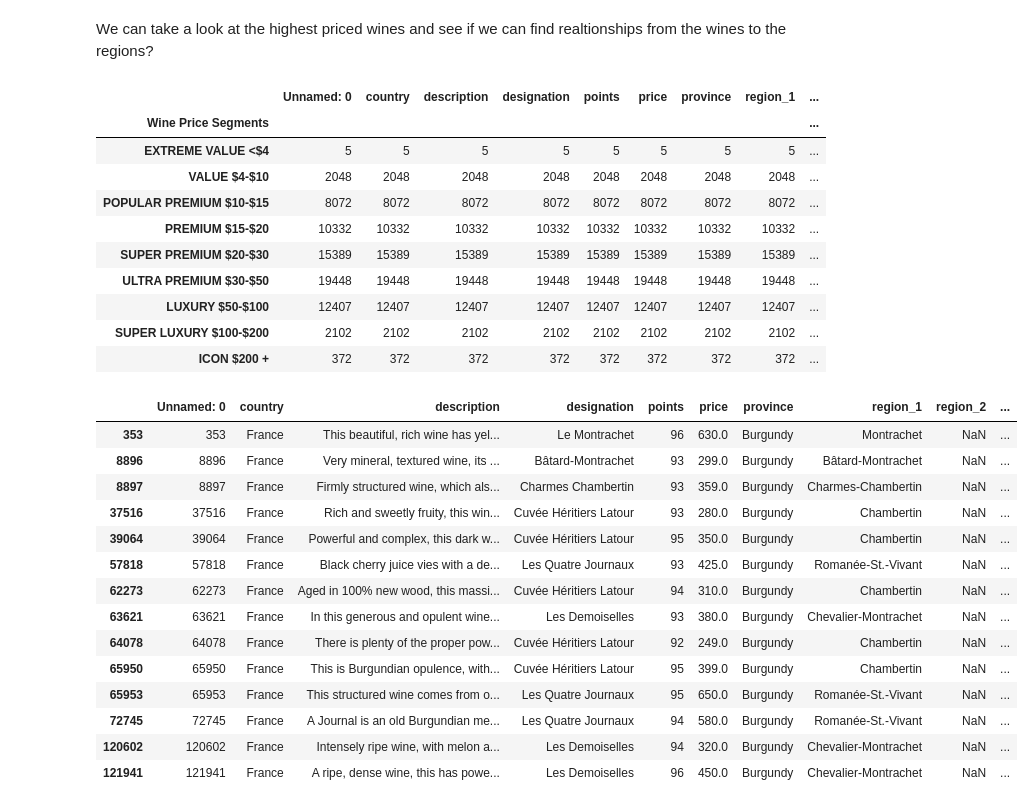
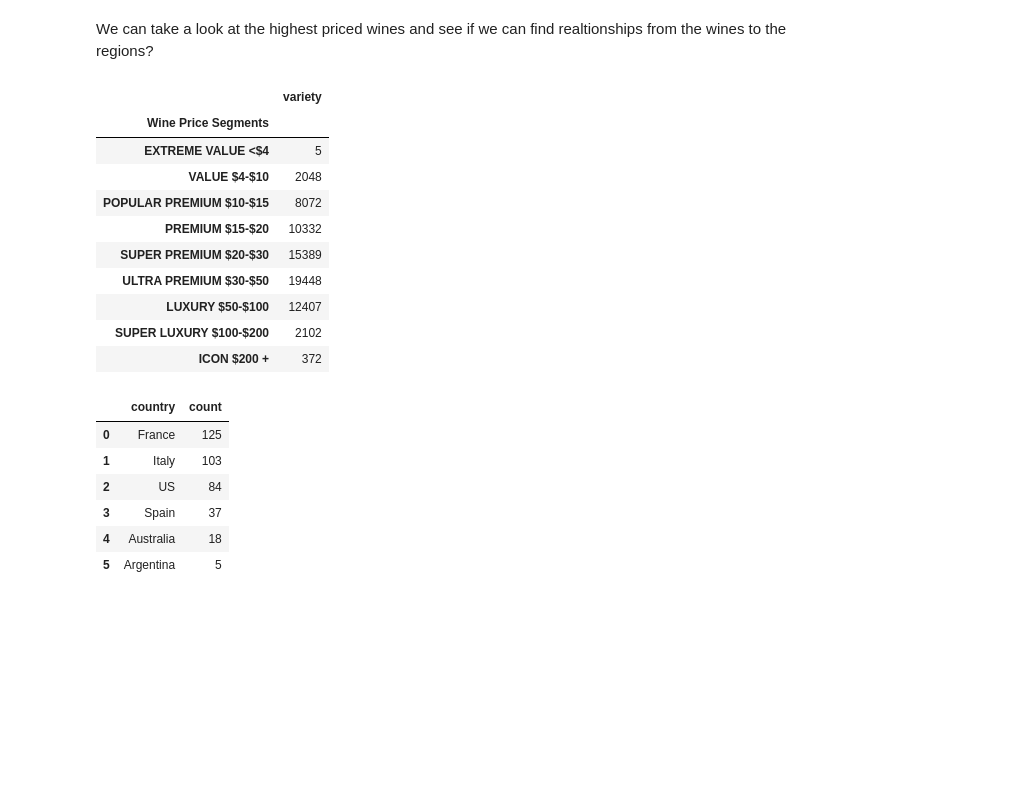
Before and after one commit to j1candel/Wine-Analysis-, a Jupyter notebook: Jessicas Work/wine-analysis -jessica.ipynb, the cells around one changed output. Saved outputs shown, nothing was run; the diff lists cells and outputs as text; code cells hidden in the pictures; blank space fills up the shorter version.

```diff
--- a/Jessicas Work/wine-analysis -jessica.ipynb
+++ b/Jessicas Work/wine-analysis -jessica.ipynb
@@ -176,39 +175,34 @@ We can take a look at the highest priced wines and see if we can find realtionsh
 # %%
-
 price_bins = [0,4,10,15,20,30,50,100,200,3000]
 price_group_names = ["EXTREME VALUE <$4","VALUE $4-$10","POPULAR PREMIUM $10-$15","PREMIUM $15-$20","SUPER PREMIUM $20-$30","ULTRA PREMIUM $30-$50","LUXURY $50-$100","SUPER LUXURY $100-$200","ICON $200 +"]
 clean_data_pd["Wine Price Segments"] =pd.cut(clean_data_pd["price"],price_bins, labels=price_group_names, include_lowest=True)
 group = clean_data_pd.groupby('Wine Price Segments')
 wine_price_bins = clean_data_pd.groupby("Wine Price Segments").count()
-wine_price_bins
+wine_price_bins[["variety"]]
 # %% [output]
-|  | Unnamed: 0 | country | description | designation | points | price | province | region_1 | ... |
-| Wine Price Segments |  |  |  |  |  |  |  |  | ... |
-| EXTREME VALUE <$4 | 5 | 5 | 5 | 5 | 5 | 5 | 5 | 5 | ... |
-| VALUE $4-$10 | 2048 | 2048 | 2048 | 2048 | 2048 | 2048 | 2048 | 2048 | ... |
-| POPULAR PREMIUM $10-$15 | 8072 | 8072 | 8072 | 8072 | 8072 | 8072 | 8072 | 8072 | ... |
-| PREMIUM $15-$20 | 10332 | 10332 | 10332 | 10332 | 10332 | 10332 | 10332 | 10332 | ... |
-| SUPER PREMIUM $20-$30 | 15389 | 15389 | 15389 | 15389 | 15389 | 15389 | 15389 | 15389 | ... |
-| ULTRA PREMIUM $30-$50 | 19448 | 19448 | 19448 | 19448 | 19448 | 19448 | 19448 | 19448 | ... |
-| LUXURY $50-$100 | 12407 | 12407 | 12407 | 12407 | 12407 | 12407 | 12407 | 12407 | ... |
-| SUPER LUXURY $100-$200 | 2102 | 2102 | 2102 | 2102 | 2102 | 2102 | 2102 | 2102 | ... |
-| ICON $200 + | 372 | 372 | 372 | 372 | 372 | 372 | 372 | 372 | ... |
+|  | variety |
+| Wine Price Segments |  |
+| EXTREME VALUE <$4 | 5 |
+| VALUE $4-$10 | 2048 |
+| POPULAR PREMIUM $10-$15 | 8072 |
+| PREMIUM $15-$20 | 10332 |
+| SUPER PREMIUM $20-$30 | 15389 |
+| ULTRA PREMIUM $30-$50 | 19448 |
+| LUXURY $50-$100 | 12407 |
+| SUPER LUXURY $100-$200 | 2102 |
+| ICON $200 + | 372 |
 # %%
 most_expensive_wine = clean_data_pd.loc[clean_data_pd["Wine Price Segments"]=="ICON $200 +"]
-most_expensive_wine.loc[most_expensive_wine["winery"]=="Louis Latour"]
+most_expensive_wine_count = most_expensive_wine['country'].value_counts()
+most_expensive_wine_count = pd.DataFrame(most_expensive_wine_count)
+most_expensive_wine_count = most_expensive_wine_count.reset_index()
+most_expensive_wine_count = most_expensive_wine_count.rename(columns={'index':'country','country':'count'})
+most_expensive_wine_count
 # %% [output]
-|  | Unnamed: 0 | country | description | designation | points | price | province | region_1 | region_2 | ... |
-| 353 | 353 | France | This beautiful, rich wine has yel... | Le Montrachet | 96 | 630.0 | Burgundy | Montrachet | NaN | ... |
-| 8896 | 8896 | France | Very mineral, textured wine, its ... | Bâtard-Montrachet | 93 | 299.0 | Burgundy | Bâtard-Montrachet | NaN | ... |
-| 8897 | 8897 | France | Firmly structured wine, which als... | Charmes Chambertin | 93 | 359.0 | Burgundy | Charmes-Chambertin | NaN | ... |
-| 37516 | 37516 | France | Rich and sweetly fruity, this win... | Cuvée Héritiers Latour | 93 | 280.0 | Burgundy | Chambertin | NaN | ... |
-| 39064 | 39064 | France | Powerful and complex, this dark w... | Cuvée Héritiers Latour | 95 | 350.0 | Burgundy | Chambertin | NaN | ... |
-| 57818 | 57818 | France | Black cherry juice vies with a de... | Les Quatre Journaux | 93 | 425.0 | Burgundy | Romanée-St.-Vivant | NaN | ... |
-| 62273 | 62273 | France | Aged in 100% new wood, this massi... | Cuvée Héritiers Latour | 94 | 310.0 | Burgundy | Chambertin | NaN | ... |
-| 63621 | 63621 | France | In this generous and opulent wine... | Les Demoiselles | 93 | 380.0 | Burgundy | Chevalier-Montrachet | NaN | ... |
-| 64078 | 64078 | France | There is plenty of the proper pow... | Cuvée Héritiers Latour | 92 | 249.0 | Burgundy | Chambertin | NaN | ... |
-| 65950 | 65950 | France | This is Burgundian opulence, with... | Cuvée Héritiers Latour | 95 | 399.0 | Burgundy | Chambertin | NaN | ... |
-| 65953 | 65953 | France | This structured wine comes from o... | Les Quatre Journaux | 95 | 650.0 | Burgundy | Romanée-St.-Vivant | NaN | ... |
-| 72745 | 72745 | France | A Journal is an old Burgundian me... | Les Quatre Journaux | 94 | 580.0 | Burgundy | Romanée-St.-Vivant | NaN | ... |
-| 120602 | 120602 | France | Intensely ripe wine, with melon a... | Les Demoiselles | 94 | 320.0 | Burgundy | Chevalier-Montrachet | NaN | ... |
-| 121941 | 121941 | France | A ripe, dense wine, this has powe... | Les Demoiselles | 96 | 450.0 | Burgundy | Chevalier-Montrachet | NaN | ... |
+|  | country | count |
+| 0 | France | 125 |
+| 1 | Italy | 103 |
+| 2 | US | 84 |
+| 3 | Spain | 37 |
+| 4 | Australia | 18 |
+| 5 | Argentina | 5 |
```
Also changed, not shown: parts of 15 cells of this notebook, 1 other file.
